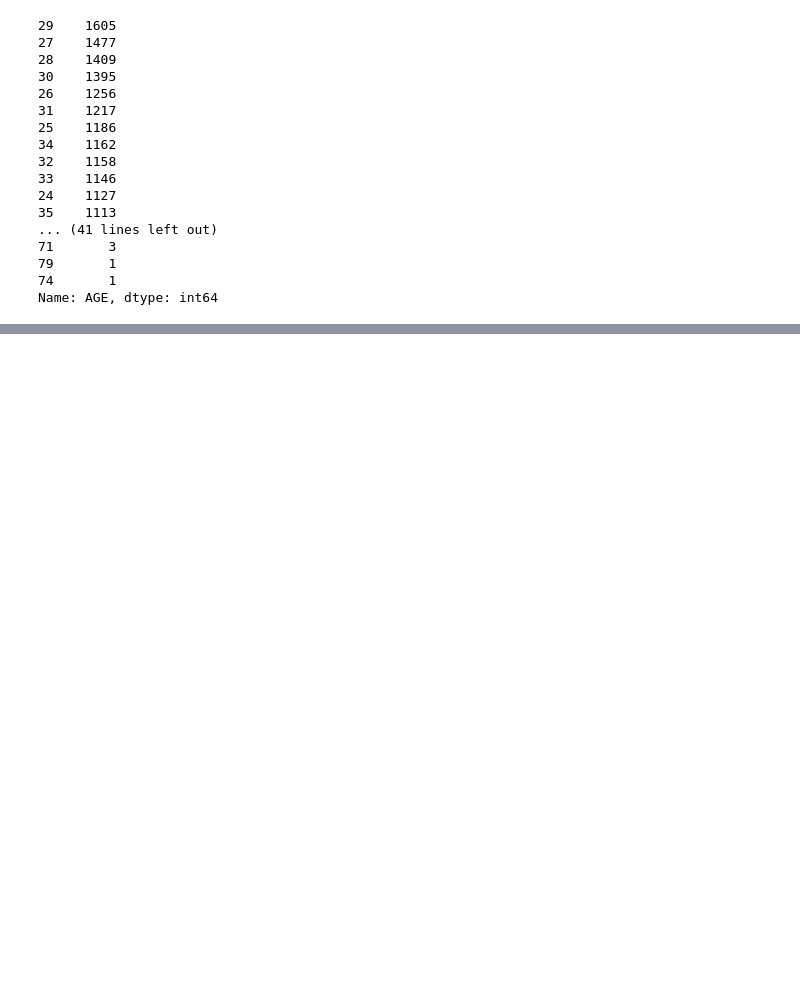
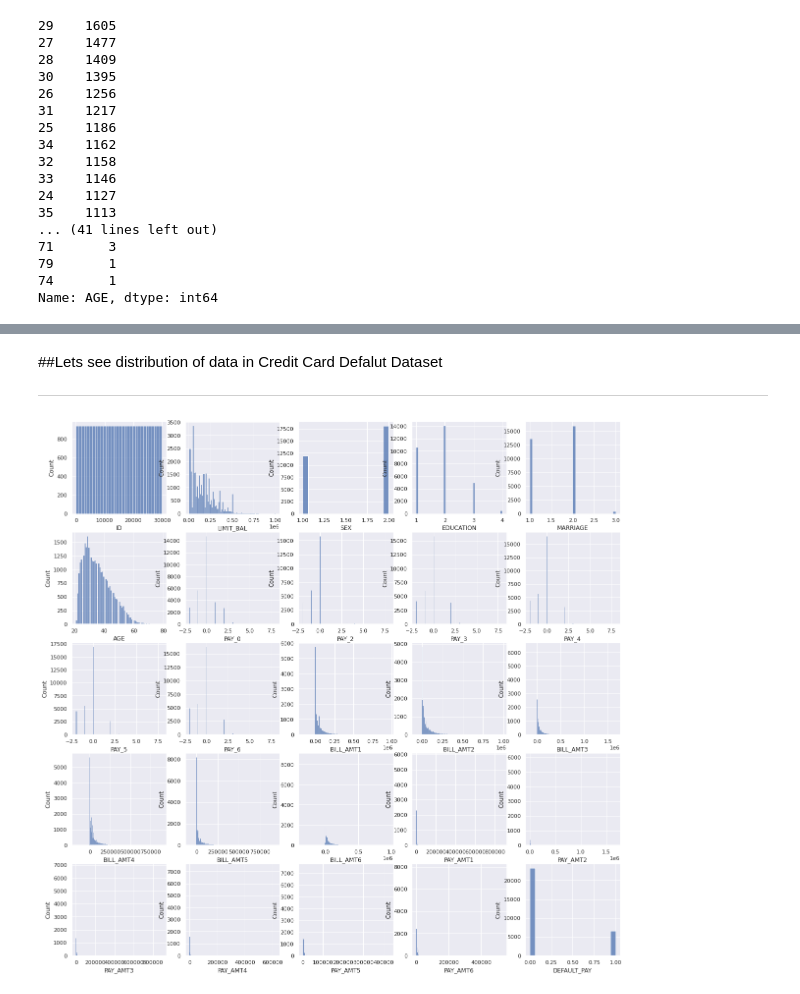
Before and after one commit to shivansh9770/Credit-Card-Default-Prediction, a Jupyter notebook: Credit_Card_Default_Prediction_Capstone_Project.ipynb, the cells around one changed output, grey strips where cells are left out. Saved outputs shown, nothing was run; the diff lists cells and outputs as text; code cells hidden in the pictures; blank space fills up the shorter version.

```diff
--- a/Credit_Card_Default_Prediction_Capstone_Project.ipynb
+++ b/Credit_Card_Default_Prediction_Capstone_Project.ipynb
@@ -231,7 +223,3 @@ data_df["SEX"].value_counts()
 2    18112
 1    11888
 Name: SEX, dtype: int64
-# %%
-#change sex code as 1: 'M' , 2: 'F' and also change datatype as category
-data_df["SEX"]=data_df["SEX"].map({1:'M',2:'F'}).astype('category')
-data_df["SEX"].dtypes
@@ -301,0 +386,10 @@ Name: AGE, dtype: int64
+# %% [markdown]
+##Lets see distribution of data in Credit Card Defalut Dataset
+
+---
+# %%
+fig,axes=plt.subplots(nrows=5,ncols=5,figsize=(20,20))
+for i,col in enumerate(data_df.describe().columns):
+ sns.histplot(data_df[col],ax=axes[i//5,i%5])
+# %% [output]
+[figure, added]
```
Also changed, not shown: parts of 29 cells of this notebook.
